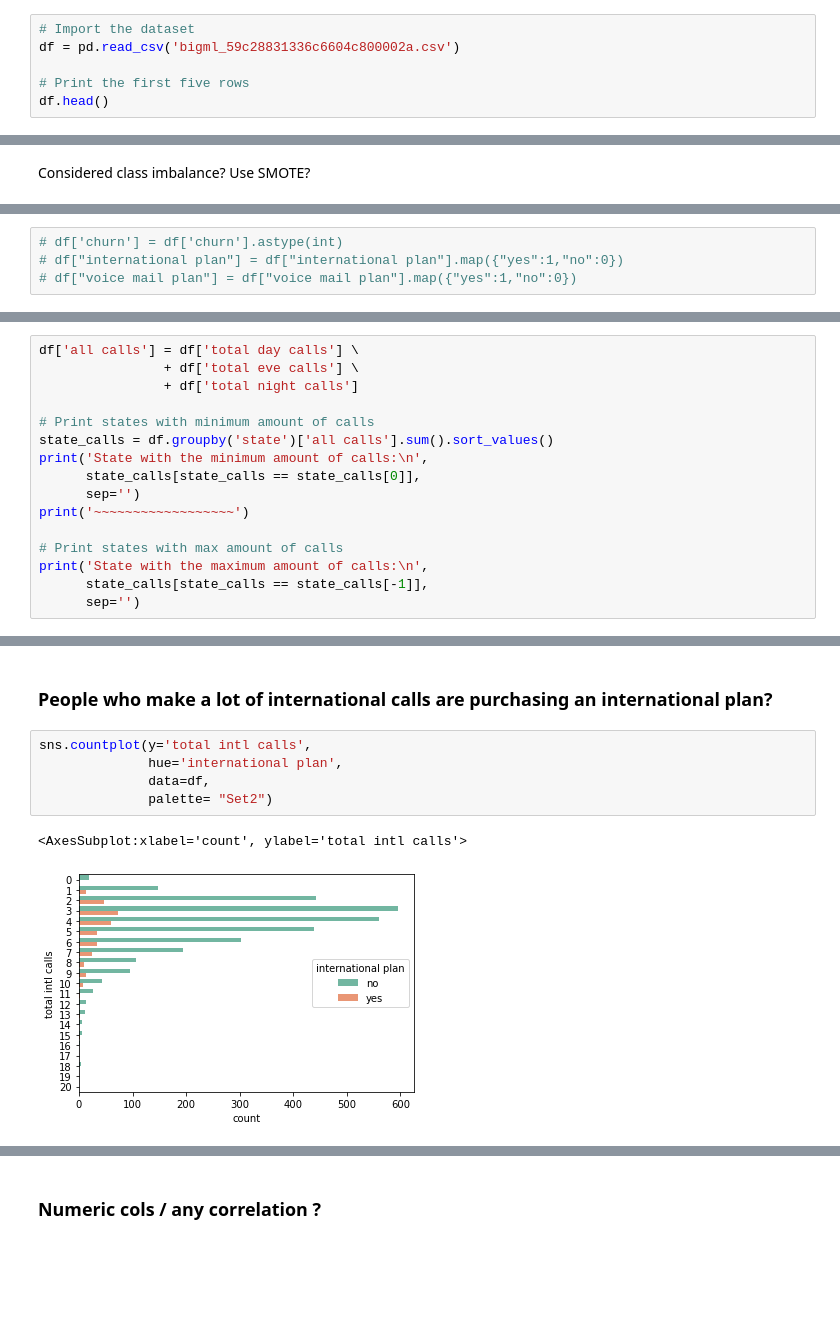
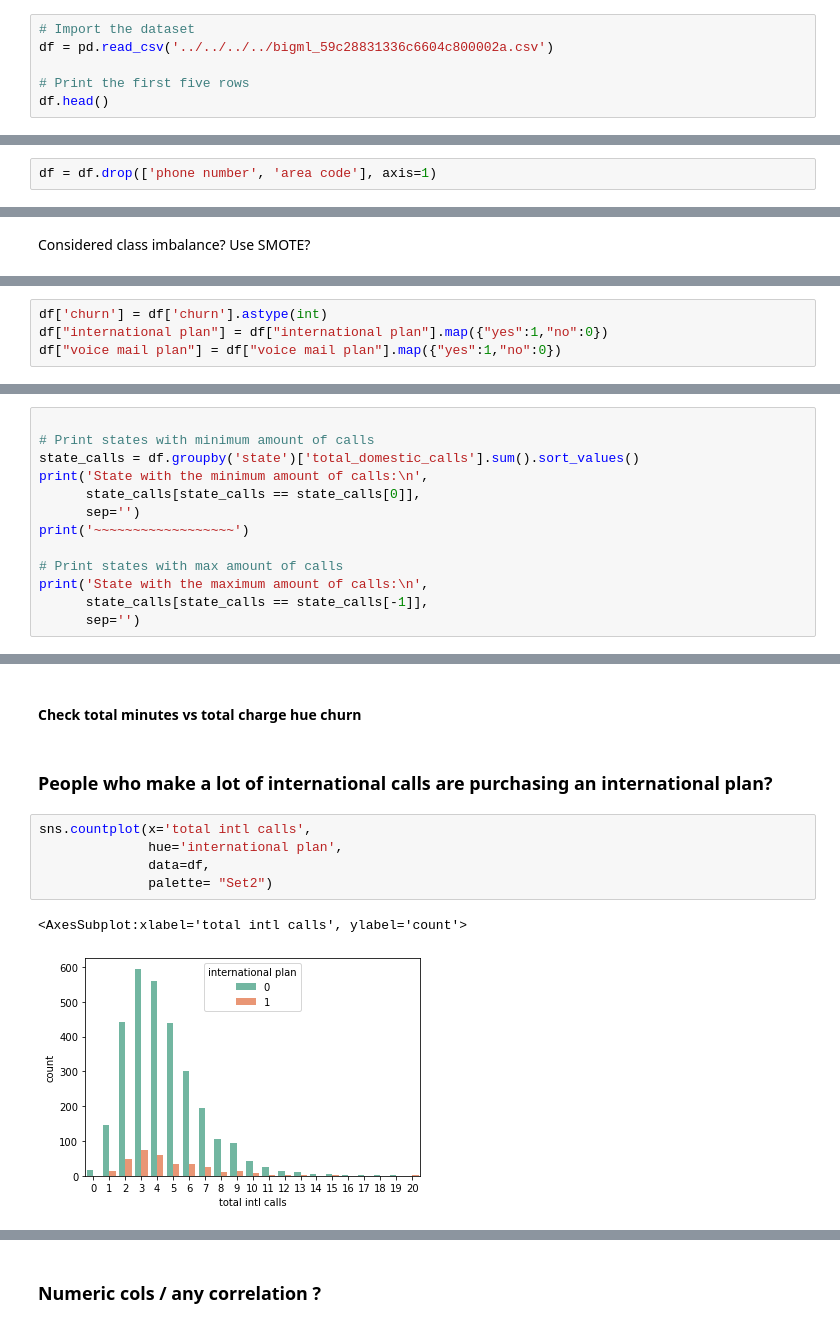
Before and after one commit to MellissaValle/CustomerChurn, a Jupyter notebook: notebooks/Mellissa/Project_3_Mellissa.ipynb, the cells around one changed output, grey strips where cells are left out. Drawn from its saved outputs; the diff is of its cells as text; blank space fills up the shorter version.

Commit message:
Visuals and First Models

```diff
--- a/notebooks/Mellissa/Project_3_Mellissa.ipynb
+++ b/notebooks/Mellissa/Project_3_Mellissa.ipynb
@@ -49,7 +53,7 @@ warnings.filterwarnings('ignore')
 ### Data Exploration
 # %%
 # Import the dataset
-df = pd.read_csv('bigml_59c28831336c6604c800002a.csv')
+df = pd.read_csv('../../../../bigml_59c28831336c6604c800002a.csv')
 
 # Print the first five rows
 df.head()
@@ -102,3 +107,5 @@ df.describe()
+# %%
+df = df.drop(['phone number', 'area code'], axis=1)
 # %% [markdown]
 ### Checking col churn
 # %%
@@ -114,4 +128,4 @@ Considered class imbalance? Use SMOTE?
 # %%
-# df['churn'] = df['churn'].astype(int)
-# df["international plan"] = df["international plan"].map({"yes":1,"no":0})
-# df["voice mail plan"] = df["voice mail plan"].map({"yes":1,"no":0})
+df['churn'] = df['churn'].astype(int)
+df["international plan"] = df["international plan"].map({"yes":1,"no":0})
+df["voice mail plan"] = df["voice mail plan"].map({"yes":1,"no":0})
@@ -126,10 +185,7 @@ by_churn.plot(kind='bar')
 # %%
-df['all calls'] = df['total day calls'] \
-                + df['total eve calls'] \
-                + df['total night calls']
 
 # Print states with minimum amount of calls
-state_calls = df.groupby('state')['all calls'].sum().sort_values()
+state_calls = df.groupby('state')['total_domestic_calls'].sum().sort_values()
 print('State with the minimum amount of calls:\n',
       state_calls[state_calls == state_calls[0]],
       sep='')
@@ -179,10 +282,12 @@ df.groupby(["area code", "churn"]).size().unstack().plot(kind='bar',
+# %% [markdown]
+#### Check total minutes vs total charge hue churn
 # %% [markdown]
 ### People who make a lot of international calls are purchasing an international plan?
 # %%
-sns.countplot(y='total intl calls',
+sns.countplot(x='total intl calls',
               hue='international plan',
               data=df,
               palette= "Set2")
 # %% [output]
-<AxesSubplot:xlabel='count', ylabel='total intl calls'>
+<AxesSubplot:xlabel='total intl calls', ylabel='count'>
-[figure, old version]
+[figure, new version]
```
Also changed, not shown: parts of 69 cells of this notebook.
